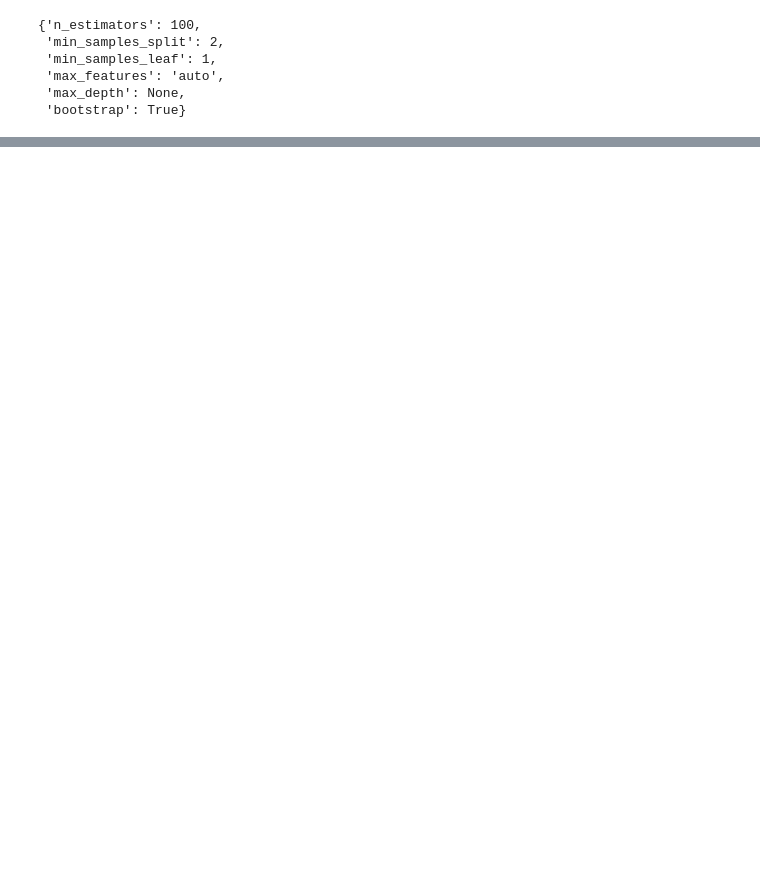
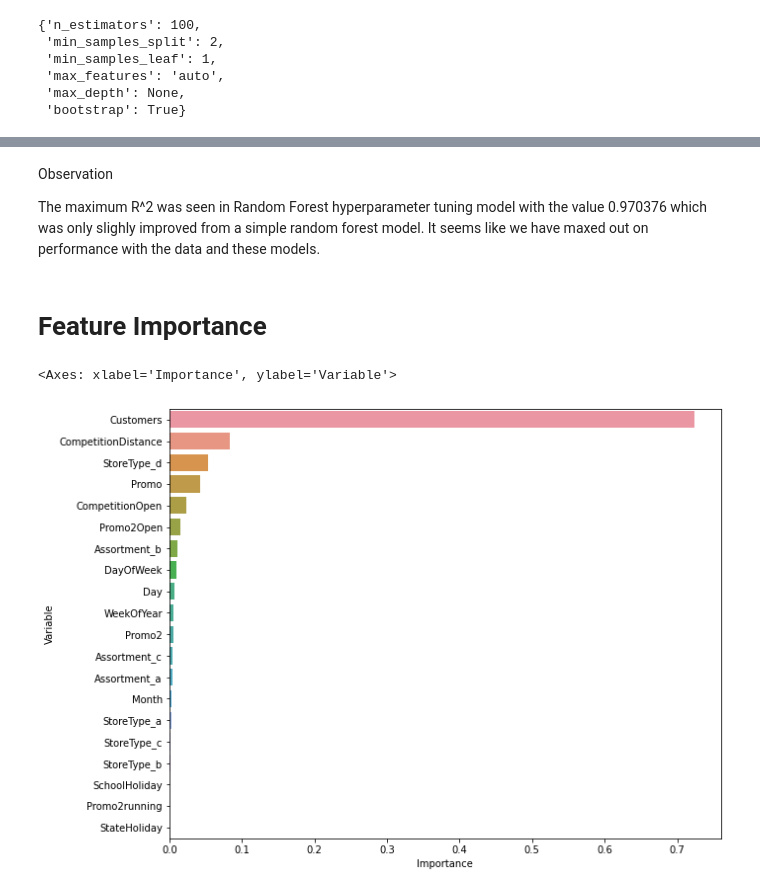
Before and after one commit to Faheemfemu/Retail_Sales_Prediction, a Jupyter notebook: Retail_Sales_Prediction.ipynb, the cells around one changed output, grey strips where cells are left out. Saved outputs shown, nothing was run; the diff lists cells and outputs as text; code cells hidden in the pictures; blank space fills up the shorter version.

```diff
--- a/Retail_Sales_Prediction.ipynb
+++ b/Retail_Sales_Prediction.ipynb
@@ -1067,5 +1041,5 @@ Fitting 10 folds for each of 12 candidates, totalling 120 fits
 # %%
 #fitting decision tree
-tree = DecisionTreeRegressor(min_samples_leaf=6,min_samples_split=3)
+tree = DecisionTreeRegressor(min_samples_leaf=6,min_samples_split=2)
 tree.fit(X_train,y_train)
 # %% [output]
@@ -1184 +1158,4 @@ comparison_columns = ['Model_Name', 'Train_MAE', 'Train_MSE', 'Train_RMSE', 'Tra
+# %%
+rfh = RandomForestRegressor(n_estimators=100,min_samples_split=2, min_samples_leaf=1,max_features='auto',max_depth=None,bootstrap=True)
+rfh_reg = rfh.fit(X_train, y_train)
 # %%
@@ -1200,0 +1184,16 @@ clean_data=df_new.to_csv('/content/drive/MyDrive/AlmaBetter/Module 4 Machine Lea
+# %% [markdown]
+Observation
+
+The maximum R^2 was seen in  Random Forest hyperparameter tuning model with the value 0.970376 which was only slighly improved from a simple random forest model.
+It seems like we have maxed out on performance with the data and these models.
+# %% [markdown]
+# **Feature Importance**
+# %%
+#visualising feature importance of Random forest Regressor Tunning
+plt.figure(figsize=(10,8))
+feature_imp = pd.DataFrame({"Variable": X.columns,"Importance": rfh_reg.feature_importances_})
+feature_imp.sort_values(by="Importance", ascending=False, inplace = True)
+sns.barplot(x=feature_imp['Importance'], y= feature_imp['Variable'])
+# %% [output]
+<Axes: xlabel='Importance', ylabel='Variable'>
+[figure, added]
```
Also changed, not shown: parts of 43 cells of this notebook.
